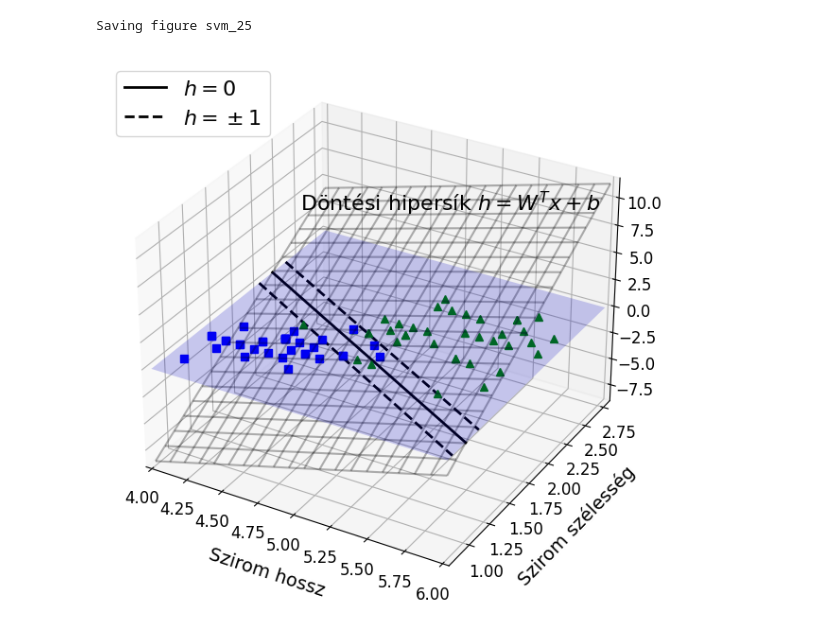
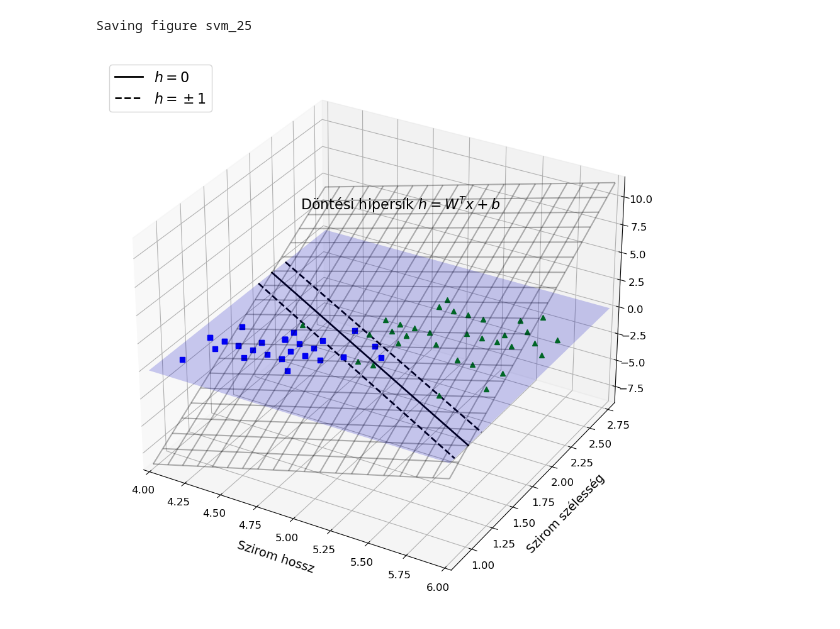
Before and after one commit to basictask/Elemzesmodszertan, a Jupyter notebook: 6_svm/doc/images/6_svm.ipynb, the cells around one changed output. Cells and saved outputs as stored; diff of their text form; code cells hidden in the pictures.

```diff
--- a/6_svm/doc/images/6_svm.ipynb
+++ b/6_svm/doc/images/6_svm.ipynb
@@ -589,36 +589,35 @@ def plot_3D_decision_function(ax, w, b, x1_lim=[4, 6], x2_lim=[0.8, 2.8]):
     x1s = np.linspace(x1_lim[0], x1_lim[1], 20)
     x2s = np.linspace(x2_lim[0], x2_lim[1], 20)
     x1, x2 = np.meshgrid(x1s, x2s)
     xs = np.c_[x1.ravel(), x2.ravel()]
     df = (xs.dot(w) + b).reshape(x1.shape)
     m = 1 / np.linalg.norm(w)
     boundary_x2s = -x1s*(w[0]/w[1])-b/w[1]
     margin_x2s_1 = -x1s*(w[0]/w[1])-(b-1)/w[1]
     margin_x2s_2 = -x1s*(w[0]/w[1])-(b+1)/w[1]
     ax.plot_surface(x1s, x2, np.zeros_like(x1),
                     color="b", alpha=0.2, cstride=100, rstride=100)
     ax.plot(x1s, boundary_x2s, 0, "k-", linewidth=2, label=r"$h=0$")
     ax.plot(x1s, margin_x2s_1, 0, "k--", linewidth=2, label=r"$h=\pm 1$")
     ax.plot(x1s, margin_x2s_2, 0, "k--", linewidth=2)
     ax.plot(X_crop[:, 0][y_crop==1], X_crop[:, 1][y_crop==1], 0, "g^")
     ax.plot_wireframe(x1, x2, df, alpha=0.3, color="k")
     ax.plot(X_crop[:, 0][y_crop==0], X_crop[:, 1][y_crop==0], 0, "bs")
     ax.axis(x1_lim + x2_lim)
     ax.text(4, 2.5, 3.8, r"Döntési hipersík $h = W^Tx+b$", fontsize=16)
     ax.set_xlabel(r"Szirom hossz", labelpad=10)
     ax.set_ylabel(r"Szirom szélesség", labelpad=10)
 
     ax.legend(loc="upper left", fontsize=16)
 
-fig = plt.figure(figsize=(11, 6))
+fig = plt.figure(figsize=(9, 9))
 ax1 = fig.add_subplot(111, projection='3d')
 plot_3D_decision_function(ax1, w=svm_clf2.coef_[0], b=svm_clf2.intercept_[0])
-plt.tight_layout()
 save_fig("svm_25")
 plt.show()
 # %% [output]
 Saving figure svm_25
-[figure, old version]
+[figure, new version]
 # %%
 def plot_2D_decision_function(w, b, ylabel=True, x1_lim=[-3, 3]):
     x1 = np.linspace(x1_lim[0], x1_lim[1], 200)
```
Also changed, not shown: parts of 13 cells of this notebook, 29 other files.
